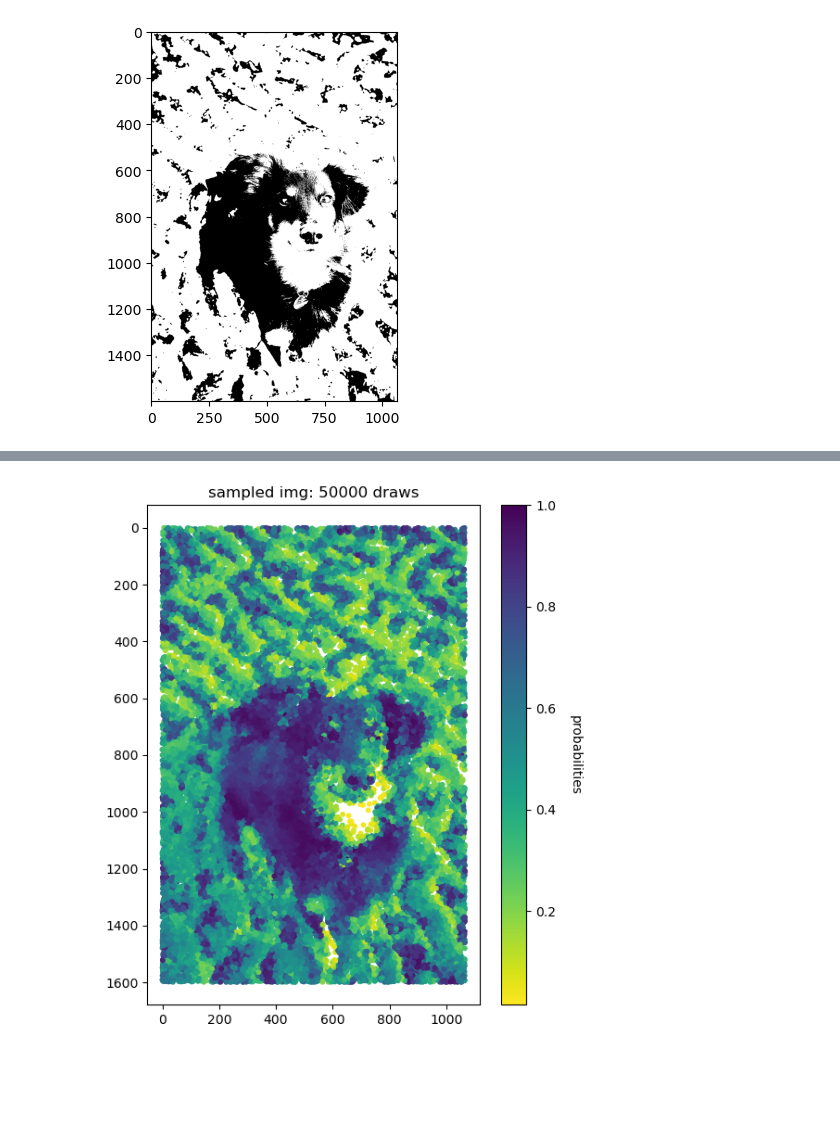
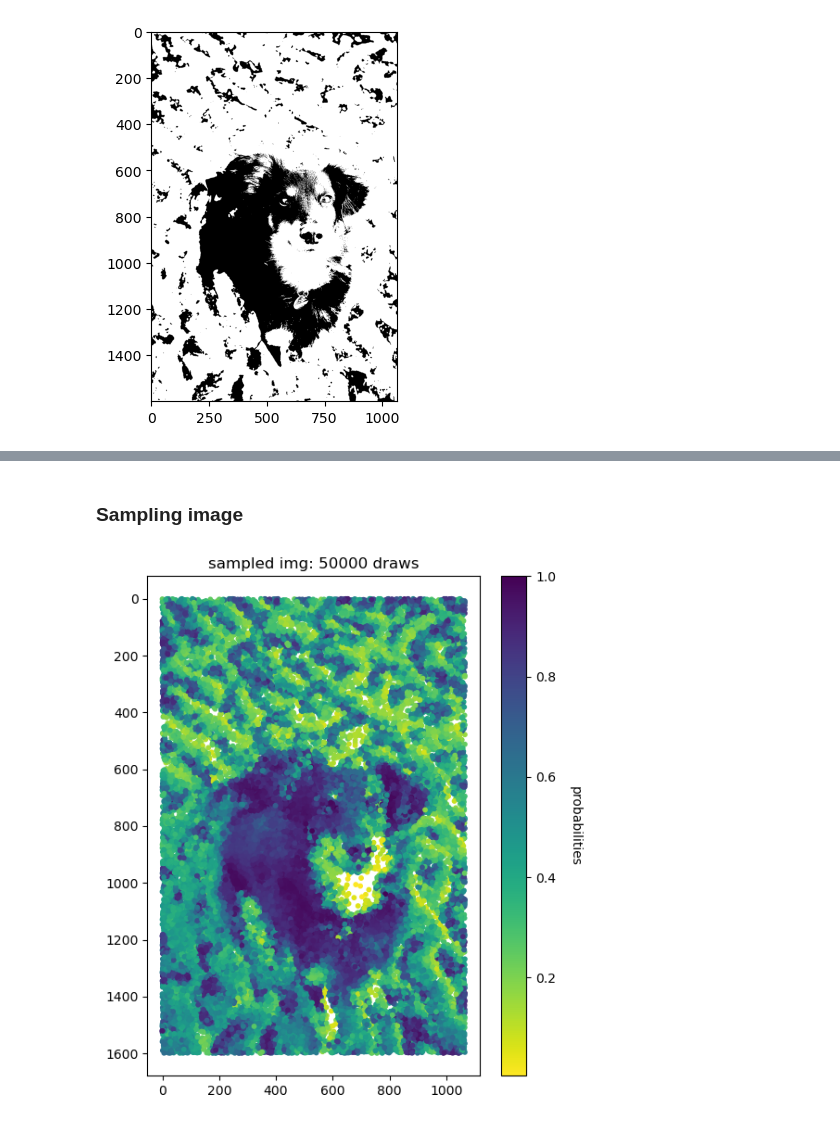
Before and after one commit to dHuberYoumans/maths, a Jupyter notebook: ImgSampling/sampling_from_img.ipynb, the cells around one changed output, grey strips where cells are left out. Cells and saved outputs as stored; diff of their text form; code cells hidden in the pictures; blank space fills up the shorter version.

Commit message:
update sampling_from_img.ipynb
minor changes

```diff
--- a/ImgSampling/sampling_from_img.ipynb
+++ b/ImgSampling/sampling_from_img.ipynb
@@ -118,5 +122,7 @@ plt.imshow(eddie,cmap='gray')
+# %% [markdown]
+### Sampling image
 # %%
 N = 50_000
-sample(foo,n_draws=N,figsize=(6,7),dot_size=10,cmap='viridis_r',title=f'sampled img: {N} draws')
+sample(eddie,n_draws=N,figsize=(6,7),dot_size=10,cmap='viridis_r',title=f'sampled img: {N} draws')
 # %% [output]
-[figure, old version]
+[figure, new version]
```
Also changed, not shown: parts of 7 cells of this notebook.
